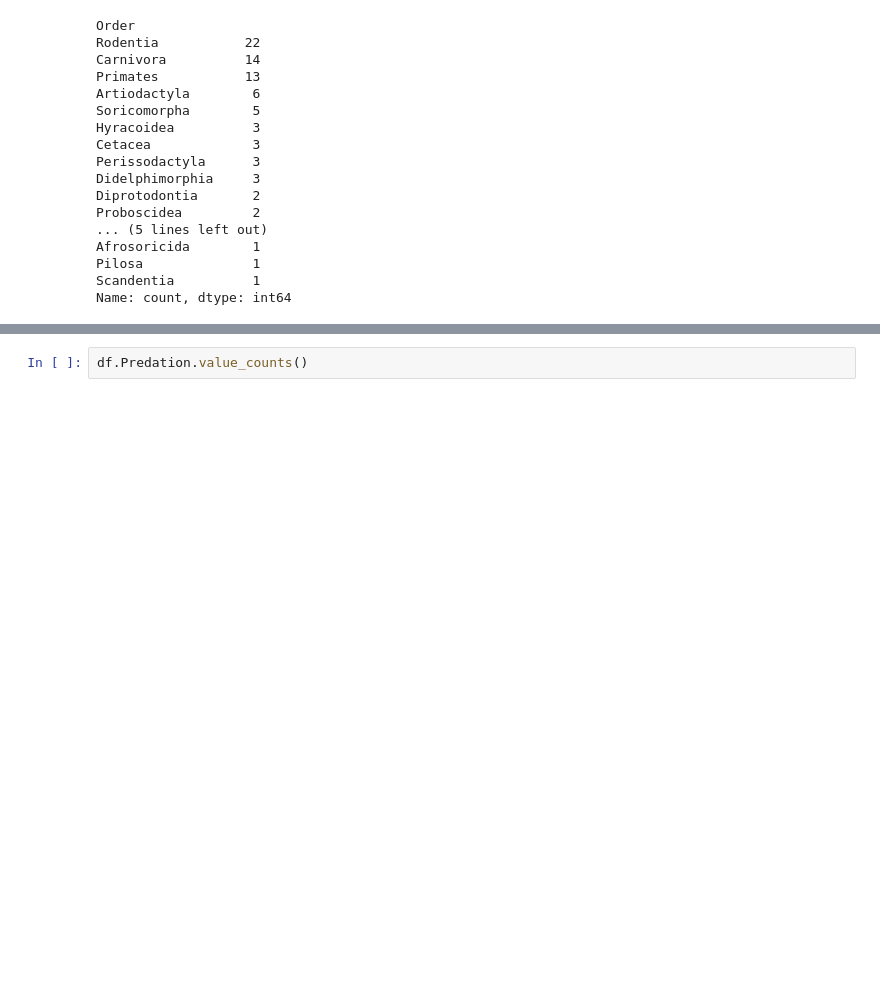
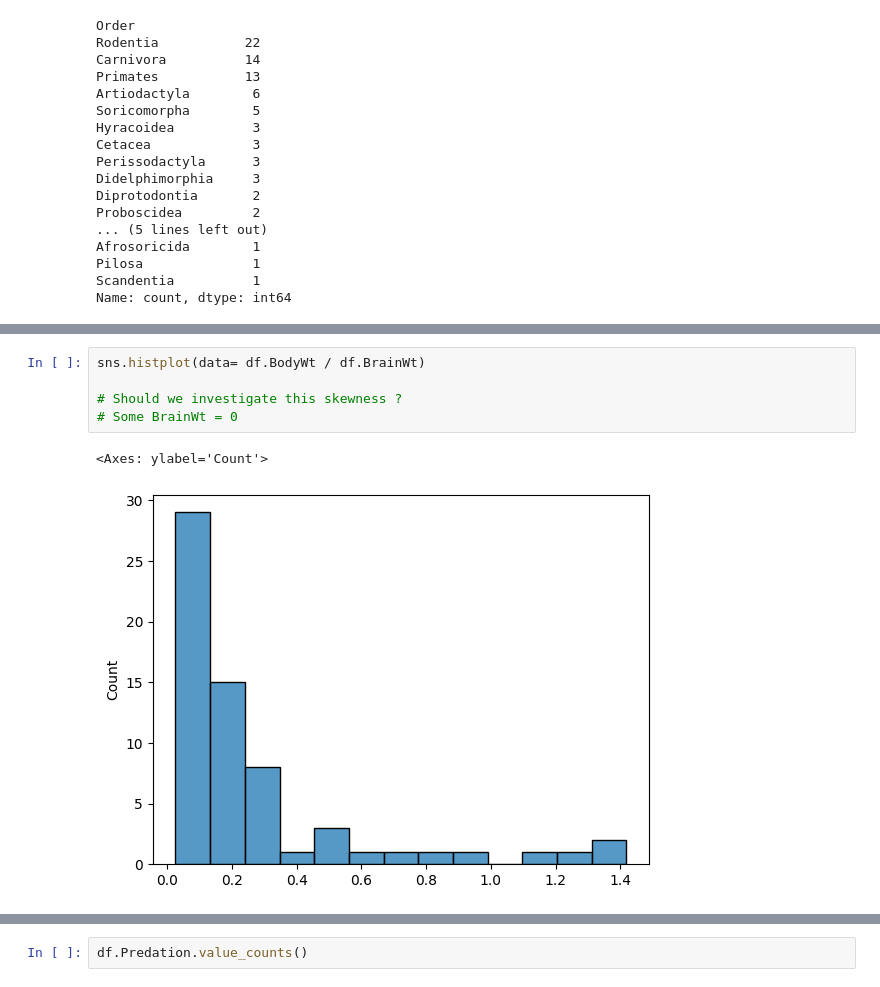
Before and after one commit to Yw0991/ML-Project, a Jupyter notebook: Code/EDA.ipynb, the cells around one changed output, grey strips where cells are left out. Cells and saved outputs as stored; diff of their text form; blank space fills up the shorter version.

```diff
--- a/Code/EDA.ipynb
+++ b/Code/EDA.ipynb
@@ -149,0 +173,8 @@ sns.boxplot(df,x="BrainWt")
+# %%
+sns.histplot(data= df.BodyWt / df.BrainWt)
+
+# Should we investigate this skewness ?
+# Some BrainWt = 0
+# %% [output]
+<Axes: ylabel='Count'>
+[figure, added]
```
Also changed, not shown: parts of 32 cells of this notebook.
